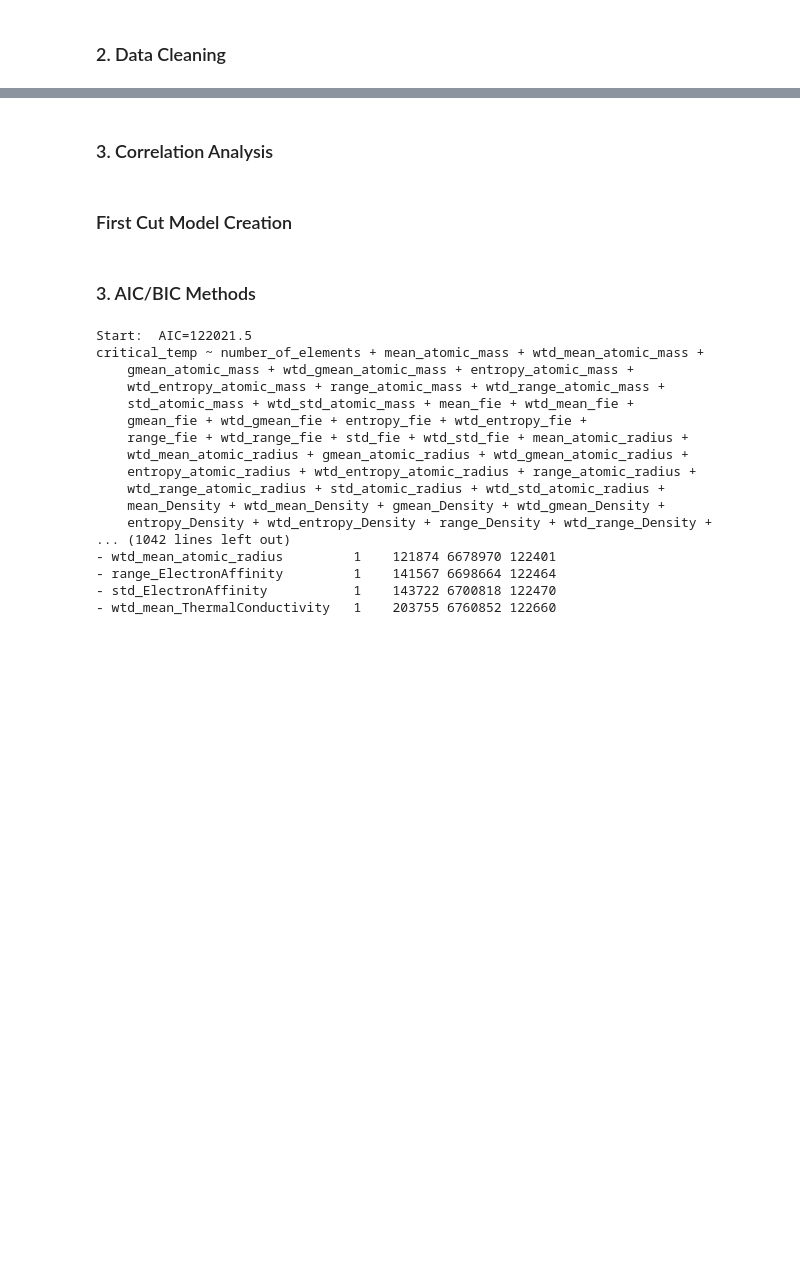
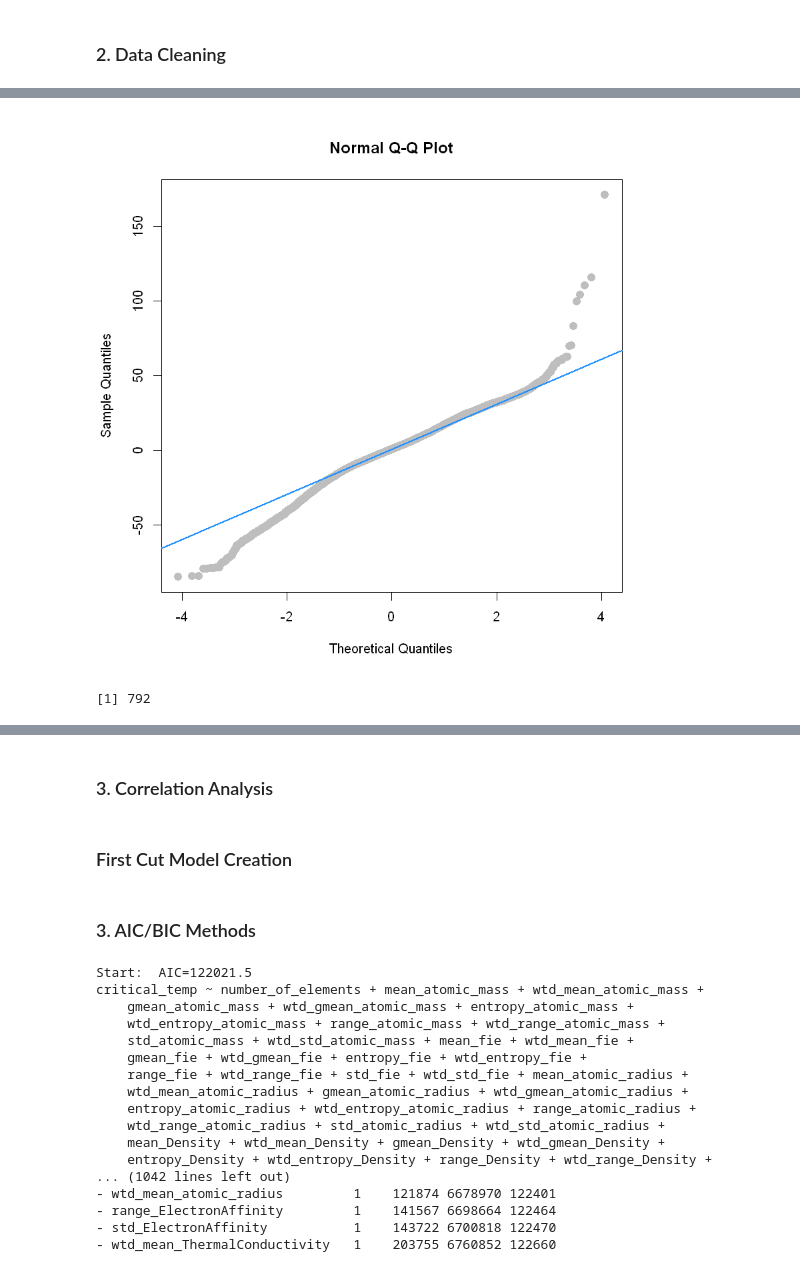
Before and after one commit to unnikrishnansivakumar/Superconductivity-Analysis, a Jupyter notebook: Superconductivity Analysis.ipynb, the cells around one changed output, grey strips where cells are left out. Saved outputs shown, nothing was run; the diff lists cells and outputs as text; code cells hidden in the pictures; blank space fills up the shorter version.

```diff
--- a/Superconductivity Analysis.ipynb
+++ b/Superconductivity Analysis.ipynb
@@ -17,0 +31,5 @@ A data.frame: 5 × 82
+# %%
+qqnorm(resid(lev_fit), col = "grey",pch=20,cex=2)
+qqline(resid(lev_fit), col = "dodgerblue", lwd = 2)
+# %% [output]
+[figure, added]
@@ -17,0 +38,4 @@ A data.frame: 5 × 82
+# %%
+sum(lev_fit_cd > 4/length(lev_fit_cd))
+# %% [output]
+[1] 792
```
Also changed, not shown: parts of 12 cells of this notebook.
